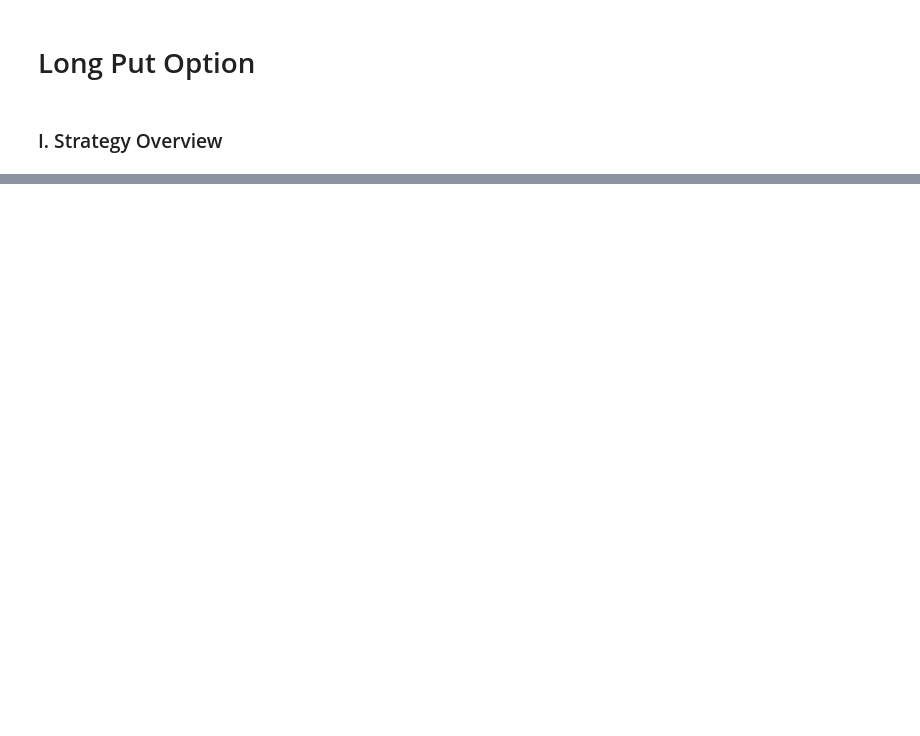
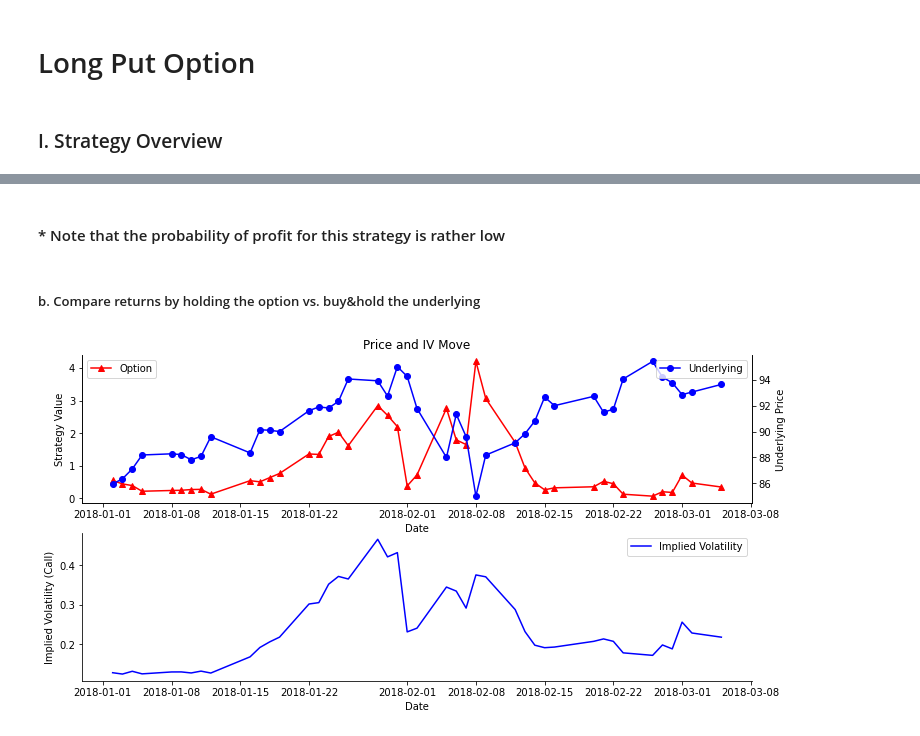
Before and after one commit to chen-albert-liang/Optegic, a Jupyter notebook: BearishStrategy/Long Put Option.ipynb, the cells around one changed output, grey strips where cells are left out. Saved outputs shown, nothing was run; the diff lists cells and outputs as text; code cells hidden in the pictures; blank space fills up the shorter version.

```diff
--- a/BearishStrategy/Long Put Option.ipynb
+++ b/BearishStrategy/Long Put Option.ipynb
@@ -148,0 +80,9 @@ win_rate = "{:.2%}".format(strategy_performance['Win'].sum()/len(strategy_perfor
+# %% [markdown]
+#### * Note that the probability of profit for this strategy is rather low
+# %% [markdown]
+##### b. Compare returns by holding the option vs. buy&hold the underlying
+# %%
+bt1 = GetBackTesting(Ticker, strike_price, expiration, entry_date, exit_date, option_type, action)
+bt1.plot_price_history()
+# %% [output]
+[figure, added]
```
Also changed, not shown: parts of 65 cells of this notebook, 18 other files.
